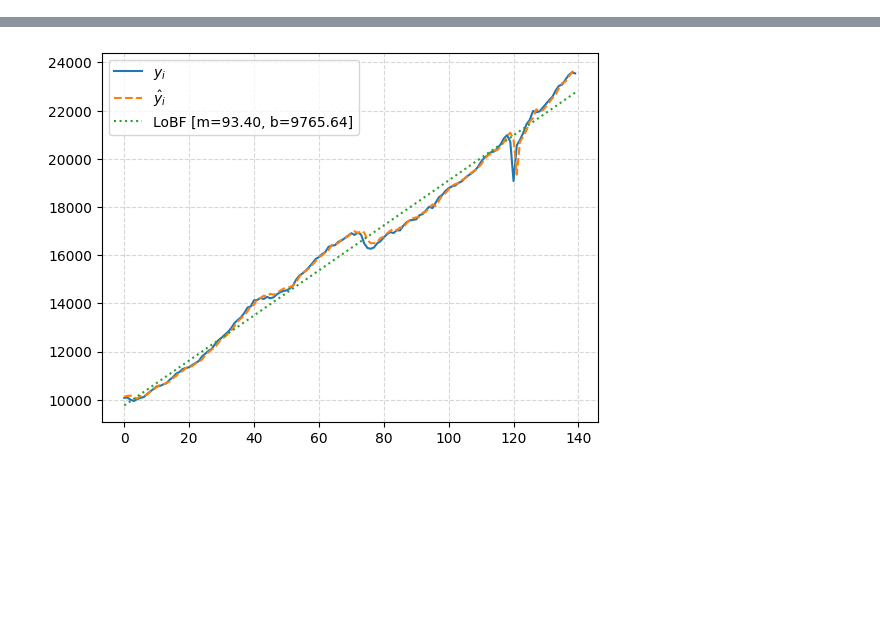
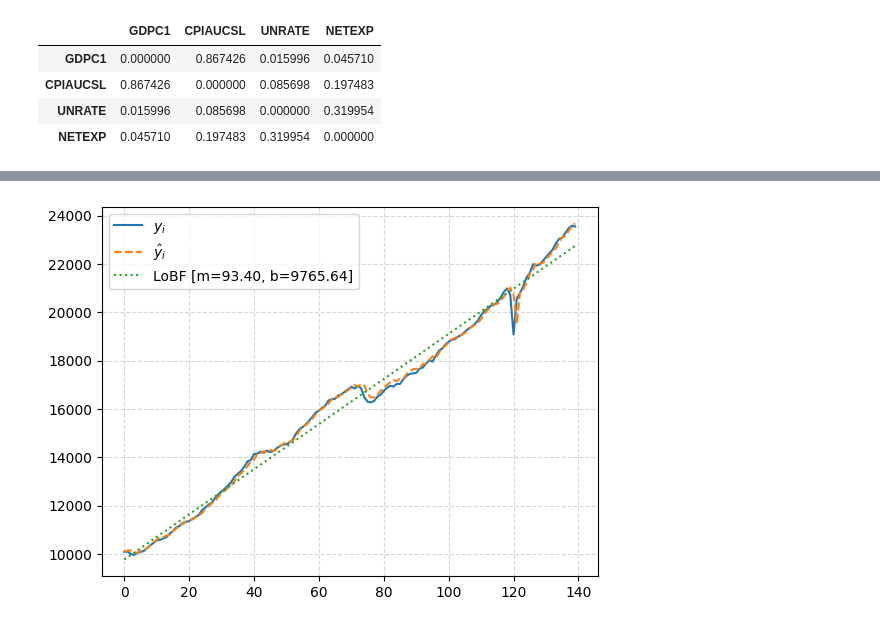
Before and after one commit to GongJr0/Econometrics2025-Project, a Jupyter notebook: main.ipynb, the cells around one changed output, grey strips where cells are left out. Saved outputs shown, nothing was run; the diff lists cells and outputs as text; code cells hidden in the pictures; blank space fills up the shorter version.

```diff
--- a/main.ipynb
+++ b/main.ipynb
@@ -39,3 +85,13 @@ X = X.values
+# %%
+pvals = [[tests[i,j].pval for j in range(len(cols))] for i in range(len(cols))]
+pval_matrix = pd.DataFrame(pvals, index=cols, columns=cols)
+pval_matrix
+# %% [output]
+|  | GDPC1 | CPIAUCSL | UNRATE | NETEXP |
+| GDPC1 | 0.000000 | 0.867426 | 0.015996 | 0.045710 |
+| CPIAUCSL | 0.867426 | 0.000000 | 0.085698 | 0.197483 |
+| UNRATE | 0.015996 | 0.085698 | 0.000000 | 0.319954 |
+| NETEXP | 0.045710 | 0.197483 | 0.319954 | 0.000000 |
 # %%
 # X_test = X[-1]
 # y_yest = y[-1]
```
Also changed, not shown: parts of 12 cells of this notebook, 15 other files.
